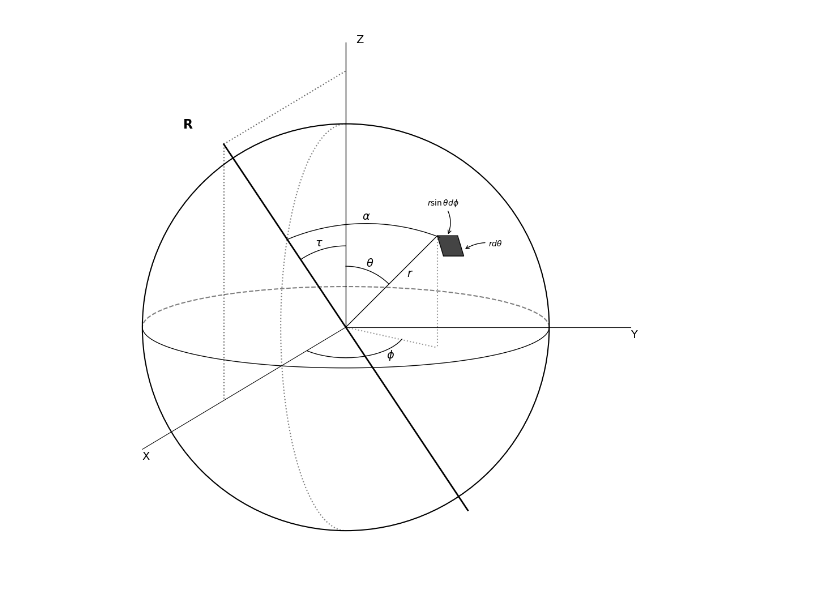
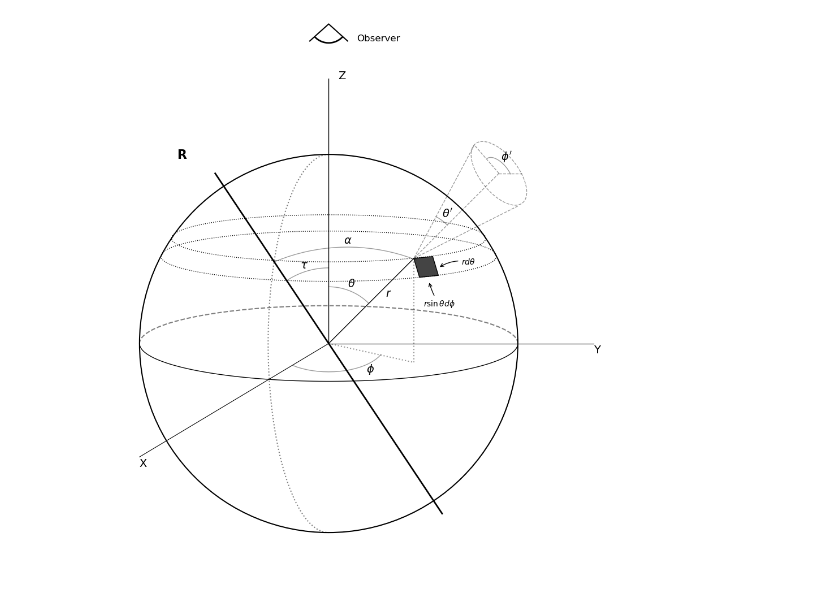
Before and after one commit to demichieldewilde/CME_distribution, a Jupyter notebook: Figures/coordinateplot.ipynb, the cells around one changed output. Drawn from its saved outputs; the diff is of its cells as text; code cells hidden in the pictures.

```diff
--- a/Figures/coordinateplot.ipynb
+++ b/Figures/coordinateplot.ipynb
@@ -34,9 +34,9 @@ def draw_exact_spherical_diagram():
     # R-axis tilted into the back-left quadrant
     ax.plot([0.6, -0.6], [-1.2/8*6, 0.9], 'k-', lw=2)
     ax.text(-0.8, 0.98, 'R', fontsize=16, fontweight='bold')
-    t = 1
-    ax.plot([ t * -0.6, t *  0], [ t * 0.9,  t *( 0.9 + 0.6**2)], 'k:', alpha=0.6) # Dotted to Z-axis (height)
-    ax.plot([ t * -0.6,  t * -0.6], [ t * 0.9,  t * -0.6**2], 'k:', alpha=0.6) # Dotted to X-axis
+    # t = 1
+    # ax.plot([ t * -0.6, t *  0], [ t * 0.9,  t *( 0.9 + 0.6**2)], 'k:', alpha=0.6) # Dotted to Z-axis (height)
+    # ax.plot([ t * -0.6,  t * -0.6], [ t * 0.9,  t * -0.6**2], 'k:', alpha=0.6) # Dotted to X-axis
 
     # Tilted Equator
     theta_eq = np.linspace(np.pi/2, 3*np.pi/2, 100)
@@ -46,21 +46,27 @@ def draw_exact_spherical_diagram():
     # Positioning the patch
     p_angle = 1.1 # theta
     z_h = np.cos(p_angle)
-    r_lat = 1
 
     # The Patch (Dark Trapezoid)
     # Define 4 corners for the differential area
     pts = np.array([
-        [0.45, 0.45], [0.55, 0.45],
-        [0.58, 0.35], [0.48, 0.35]
+        [0.45, 0.45], [0.55, 0.46],
+        [0.58, 0.36], [0.48, 0.35]
     ])
     patch = Polygon(pts, closed=True, color='#444444', ec='black')
     ax.add_patch(patch)
 
+    # rings of patch
+    phi_ring = np.linspace(0, 2*np.pi, 100)
+    theta_ring = 0.59
+    ax.plot(np.cos(theta_ring) * np.cos(phi_ring), -0.15 * np.cos(theta_ring) * np.sin(phi_ring) + np.sin(theta_ring) , 'k:', lw=1)
+    theta_ring = 0.48
+    ax.plot(np.cos(theta_ring) * np.cos(phi_ring), -0.15 * np.cos(theta_ring) * np.sin(phi_ring) + np.sin(theta_ring) , 'k:', lw=1)
+
     # Labels for the patch with curved arrows (annotations)
-    ax.annotate(r'$r \sin \theta d \phi$', xy=(0.5, 0.45), xytext=(0.4, 0.6),
-                arrowprops=dict(arrowstyle='->', connectionstyle="arc3,rad=-0.3"))
-    ax.annotate(r'$r d\theta$', xy=(0.58, 0.38), xytext=(0.7, 0.4),
+    ax.annotate(r'$r \sin \theta d \phi$', xy=(0.53, 0.33), xytext=(0.5, 0.2),
+                arrowprops=dict(arrowstyle='->', connectionstyle="arc3,rad=-0.1"))
+    ax.annotate(r'$r d\theta$', xy=(0.58, 0.4), xytext=(0.7, 0.42),
                 arrowprops=dict(arrowstyle='->', connectionstyle="arc3,rad=0.2"))
 
     # --- 5. RADIUS AND PHI ---
@@ -70,38 +76,75 @@ def draw_exact_spherical_diagram():
 
     # Theta angle
     theta_arc = np.linspace(np.pi/2, 0.8, 20)
-    ax.plot(0.3 * np.cos(theta_arc), 0.3 * np.sin(theta_arc), 'k-', lw=1)
+    ax.plot(0.3 * np.cos(theta_arc), 0.3 * np.sin(theta_arc), 'k-', lw=1, alpha=0.4)
     ax.text(0.1, 0.30, r'$\theta$', fontsize=14)
 
     # Phi angle (on the bottom)
     phi_arc = np.linspace(-2.87*np.pi/4, -0.4, 20)
-    ax.plot(0.3 * np.cos(phi_arc), 0.15 * np.sin(phi_arc), 'k-', lw=1)
+    ax.plot(0.3 * np.cos(phi_arc), 0.15 * np.sin(phi_arc), 'k-', lw=1, alpha=0.4)
     ax.text(0.2, -0.15, r'$\phi$', fontsize=14)
 
     # Drop lines for perspective
     ax.plot([0.45, 0.45], [0.45, -0.1], 'k:', alpha=0.4)
     ax.plot([0, 0.45], [0., -0.1], 'k:', alpha=0.4)
 
     # Angle alpha (between R and r)
     alpha_arc = np.linspace(1.2, 1.97, 20)
-    ax.plot(1 * np.cos(alpha_arc)+0.1, 1 * np.sin(alpha_arc)-0.49, 'k-', lw=1)
+    ax.plot(1 * np.cos(alpha_arc)+0.1, 1 * np.sin(alpha_arc)-0.49, 'k-', lw=1, alpha=0.4)
     ax.text(0.08, 0.53, r'$\alpha$', fontsize=14)
 
     # Angle tau
     tau_arc = np.linspace(np.pi/2, 2.15, 30)
-    ax.plot(0.4 * np.cos(tau_arc), 0.4 * np.sin(tau_arc), 'k-', lw=1)
+    ax.plot(0.4 * np.cos(tau_arc), 0.4 * np.sin(tau_arc), 'k-', lw=1, alpha=0.4)
     ax.text(-0.15, 0.4, r'$\tau$', fontsize=14)
+
+    #  --- 6. CONE OF CONFUSION ---
+    a = 0.2
+    b=0.1
+    t = 0.9
+    phi2 = np.linspace(0, 2*np.pi, 100)
+    ax.plot(a*np.cos(phi2)* np.cos(t) + b * np.sin(phi2)*np.sin(t) +0.9, b * np.sin(phi2)*np.cos(t) - a * np.cos(phi2)*np.sin(t) +0.9, 'k--', lw=1, alpha=0.4) # Front
+    ax.plot([0.9, 0.45], [0.9, 0.45], 'k--', lw=1, alpha=0.4)
+    ax.plot([0.77, 0.45], [1.05, 0.45], 'k--', lw=1, alpha=0.4)
+    ax.plot([1., 0.45], [.727, 0.45], 'k--', lw=1, alpha=0.4)
+
+    # angles
+    ax.plot([0.9, 0.77], [0.9, 1.05], 'k--', lw=1, alpha=0.4)
+    ax.plot([0.9, 1.02], [0.9, 0.9], 'k--', lw=1, alpha=0.4)
+
+    phi2 = np.linspace(1.15, np.pi, 100)
+    ax.plot(0.5 * a * np.cos(phi2) * np.cos(t) + 0.5 * b * np.sin(phi2)*np.sin(t) +0.9, 0.5 * b * np.sin(phi2)*np.cos(t) - 0.5 * a * np.cos(phi2)*np.sin(t) +0.9, 'k-', lw=1, alpha=0.4) # Front
+    ax.text(0.91, 0.97, r"$\phi'$", fontsize=14)
+
+    theta2 = np.linspace(np.pi/4, np.pi/4+0.3, 100)
+    ax.plot(0.25 *  np.cos(theta2)+0.45 , 0.25 * np.sin(theta2) +0.45, 'k-', lw=1, alpha=0.4) # Front
+    ax.text(0.6, 0.67, r"$\theta'$", fontsize=14)
+
+    # --- 7. THE OBSERVER (EYE) ---
+    # # 1. The Eye Shape (Half Circle)
+    theta = np.linspace(-1/4*np.pi, -3/4*np.pi, 100)
+    eyeball_x = 0.1* np.cos(theta)
+    eyeball_y = 0.1 * np.sin(theta) +1.69
+    ax.plot(eyeball_x, eyeball_y, color='black', linewidth=2)
+    lash_x = [-0.1, 0, 0.1]
+    lash_y = [1.6, 1.69, 1.6]
+
+    # Plotting the lashes
+    ax.plot(lash_x, lash_y, 'k-')
+
+    # Label the observer
+    ax.text(0.15, 1.6, 'Observer', fontsize=12)
 
     # Final Formatting
     ax.set_xlim(-1.2, 1.5)
-    ax.set_ylim(-1.2, 1.5)
+    ax.set_ylim(-1.2, 1.7)
     ax.axis('off')
     plt.tight_layout()
     plt.show()
 
     fig.savefig("coordinate_plot.pdf")
 
 
 draw_exact_spherical_diagram()
 # %% [output]
-[figure, old version]
+[figure, new version]
```
Also changed, not shown: parts of 2 cells of this notebook, 1 other file.
